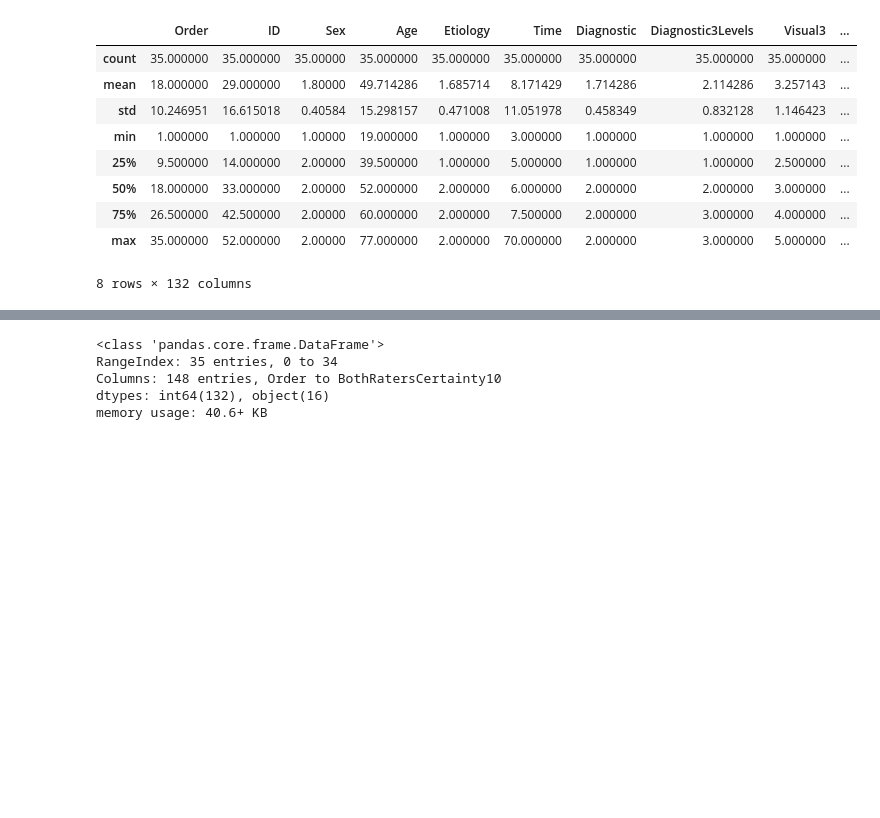
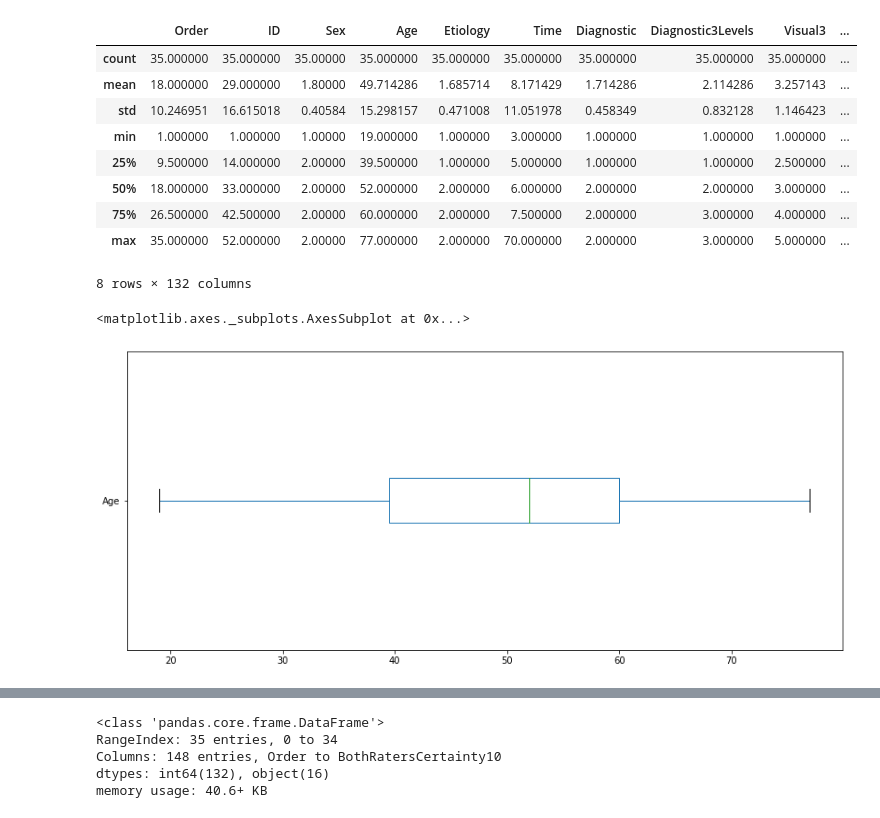
Before and after one commit to ManJ-PC/ML-DoC, a Jupyter notebook: Machine_learning_and_Data_analysis_about_Disentangling_Disorders_of_Consciousness.ipynb, the cells around one changed output, grey strips where cells are left out. Drawn from its saved outputs; the diff is of its cells as text; code cells hidden in the pictures; blank space fills up the shorter version.

```diff
--- a/Machine_learning_and_Data_analysis_about_Disentangling_Disorders_of_Consciousness.ipynb
+++ b/Machine_learning_and_Data_analysis_about_Disentangling_Disorders_of_Consciousness.ipynb
@@ -68,3 +68,8 @@ docDF.describe()
 | 75% | 26.500000 | 42.500000 | 2.00000 | 60.000000 | 2.000000 | 7.500000 | 2.000000 | 3.000000 | 4.000000 | ... |
 | max | 35.000000 | 52.000000 | 2.00000 | 77.000000 | 2.000000 | 70.000000 | 2.000000 | 3.000000 | 5.000000 | ... |
 8 rows × 132 columns
+# %%
+docDF['Age'].plot(kind='box', vert=False, figsize=(14,6)) #Here I think that We don't have columns with outliers (limits very defined because we use escales in SMARTecnique)
+# %% [output]
+<matplotlib.axes._subplots.AxesSubplot at 0x...>
+[figure, added]
```
Also changed, not shown: parts of 20 cells of this notebook.
